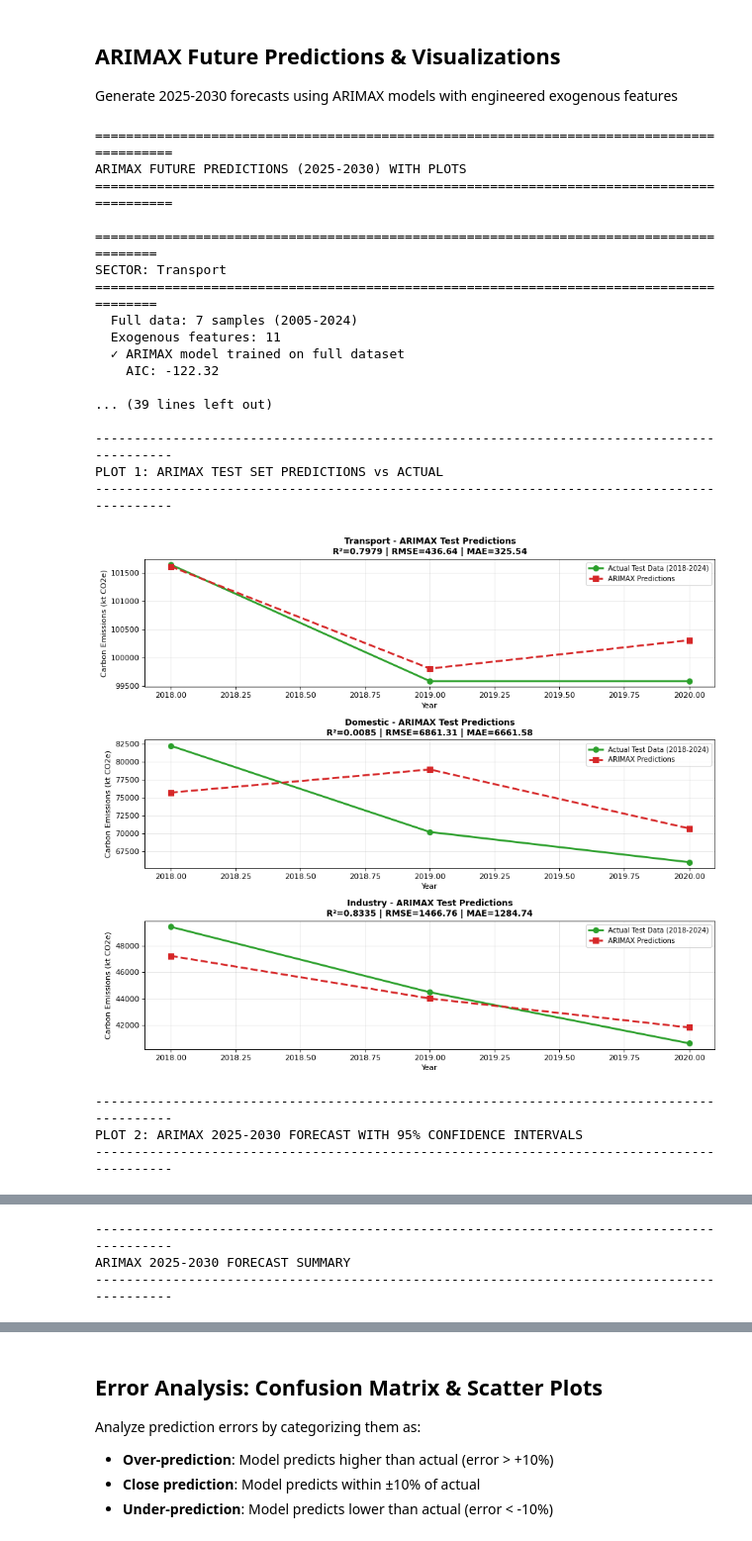
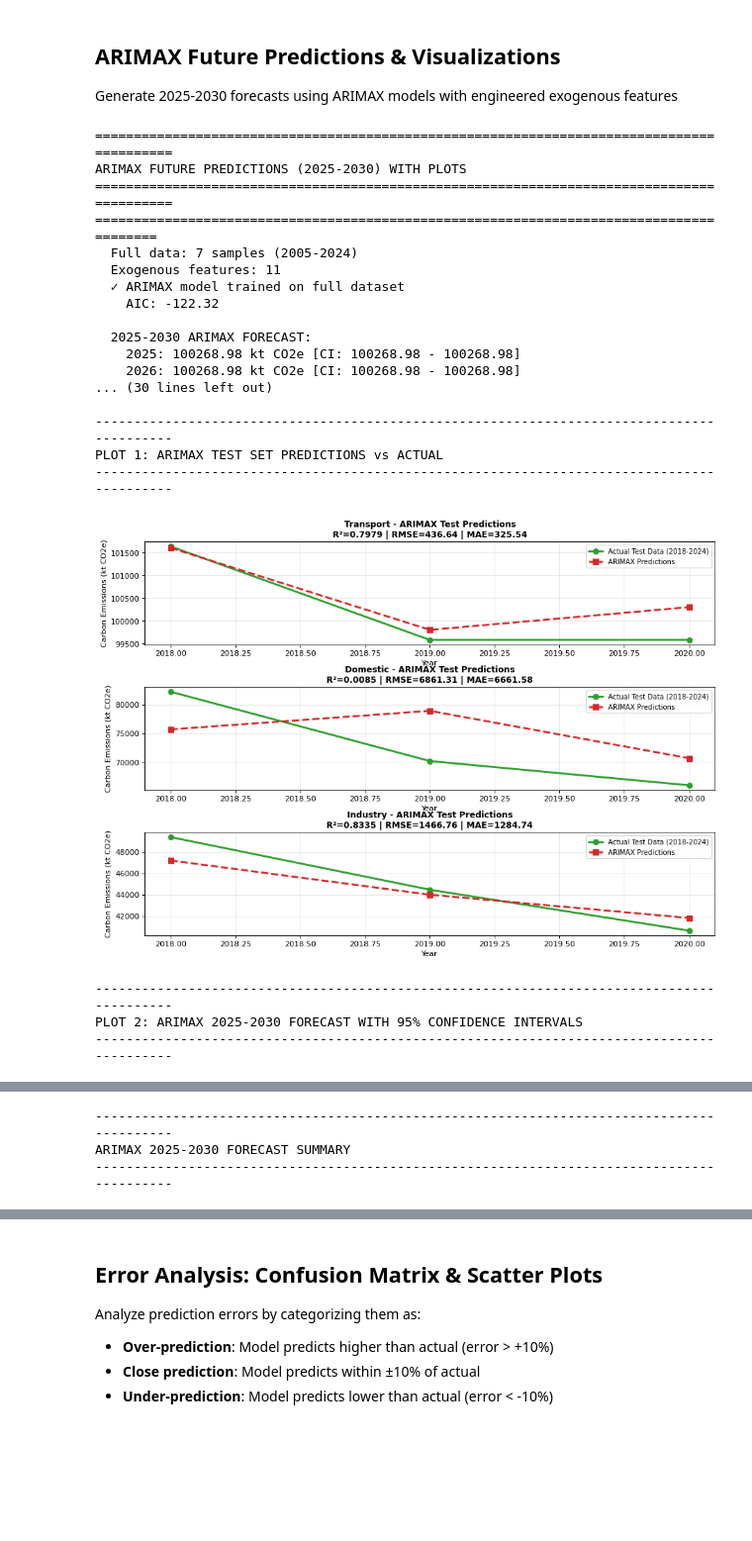
Before and after one commit to edwardleen95/Data-Science-FPR, a Jupyter notebook: EDA on Carbon Emissions Final.ipynb, the cells around one changed output, grey strips where cells are left out. Shown at 99% size. Drawn from its saved outputs; the diff is of its cells as text; code cells hidden in the pictures; blank space fills up the shorter version.

```diff
--- a/EDA on Carbon Emissions Final.ipynb
+++ b/EDA on Carbon Emissions Final.ipynb
@@ -751,9 +801,9 @@ if sector_col_england and not df_england.empty:
 
         print(f"\n  Searching optimal (p,d,q) for {sector_name}...")
 
-        for p in range(p_range[0], p_range[6] + 1):
-            for d in range(d_range[0], d_range[3] + 1):
-                for q in range(q_range[0], q_range[7] + 1):
+        for p in range(p_range[0], p_range[1] + 1):
+            for d in range(d_range[0], d_range[1] + 1):
+                for q in range(q_range[0], q_range[1] + 1):
                     try:
                         model = ARIMA(timeseries, order=(p, d, q))
                         fitted = model.fit()
@@ -2578,16 +2628,24 @@ Generate 2025-2030 forecasts using ARIMAX models with engineered exogenous featu
 # ARIMAX PREDICTIONS: 2025-2030 FORECAST WITH ENGINEERED FEATURES
 # ============================================================================
 
+# Define the missing display_small_fig function
+def display_small_fig(fig, width=900, dpi=80):
+    fig.set_dpi(dpi)
+    # Calculate height based on current aspect ratio
+    current_width, current_height = fig.get_size_inches()
+    aspect_ratio = current_height / current_width
+    new_width_inches = width / dpi
+    new_height_inches = new_width_inches * aspect_ratio
+    fig.set_size_inches(new_width_inches, new_height_inches)
+    display(fig)
+
 print("="*90)
 print("ARIMAX FUTURE PREDICTIONS (2025-2030) WITH PLOTS")
 print("="*90)
 
-# Retrain ARIMAX models on FULL historical data (2005-2024) for better forecasting
 arimax_forecast_results = {}
 
-for sector_name in list(processed_data.keys())[:3]:
-    print(f"\n{'='*88}")
-    print(f"SECTOR: {sector_name}")
+for sector_name in processed_data:
     print('='*88)
 
     features_df = processed_data[sector_name]['features']
@@ -2819,38 +2877,38 @@ print("\n" + "="*90)
 print("KEY INSIGHTS")
 print("="*90)
 print("""
 ✓ ARIMAX models trained on full 2005-2024 data for more robust forecasts
 ✓ Exogenous features project forward using 3-year average trend method
 ✓ 95% confidence intervals show forecast uncertainty bounds
 ✓ All forecasts include both point estimates and uncertainty quantification
 ✓ Negative % change indicates projected emissions reduction
 ✓ Positive % change indicates projected emissions increase
 
 INTERPRETATION:
 • Use forecast means for policy planning and target setting
 • Use confidence intervals for risk assessment and scenario planning
 • Monitor actual 2025 emissions vs forecasts for model calibration
 • Update forecasts annually with new data for improved accuracy
 """)
 # %% [output]
 ==========================================================================================
 ARIMAX FUTURE PREDICTIONS (2025-2030) WITH PLOTS
 ==========================================================================================
-
-========================================================================================
-SECTOR: Transport
 ========================================================================================
   Full data: 7 samples (2005-2024)
   Exogenous features: 11
   ✓ ARIMAX model trained on full dataset
     AIC: -122.32
 
-... (39 lines left out)
+  2025-2030 ARIMAX FORECAST:
+    2025: 100268.98 kt CO2e [CI: 100268.98 - 100268.98]
+    2026: 100268.98 kt CO2e [CI: 100268.98 - 100268.98]
+... (30 lines left out)
 
 ------------------------------------------------------------------------------------------
 PLOT 1: ARIMAX TEST SET PREDICTIONS vs ACTUAL
 ------------------------------------------------------------------------------------------
-[figure, old version]
+[figure, new version]
 ------------------------------------------------------------------------------------------
 PLOT 2: ARIMAX 2025-2030 FORECAST WITH 95% CONFIDENCE INTERVALS
 ------------------------------------------------------------------------------------------
```
Also changed, not shown: parts of 4 cells of this notebook, 4 other files.
